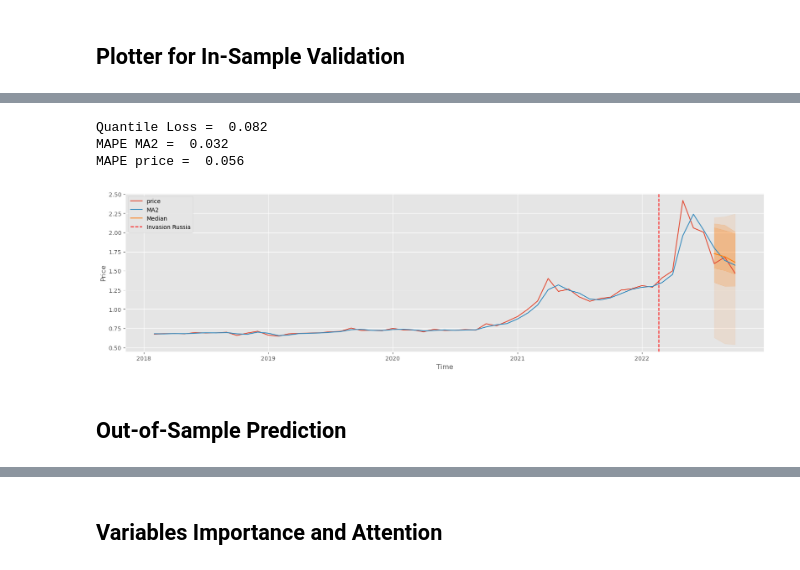
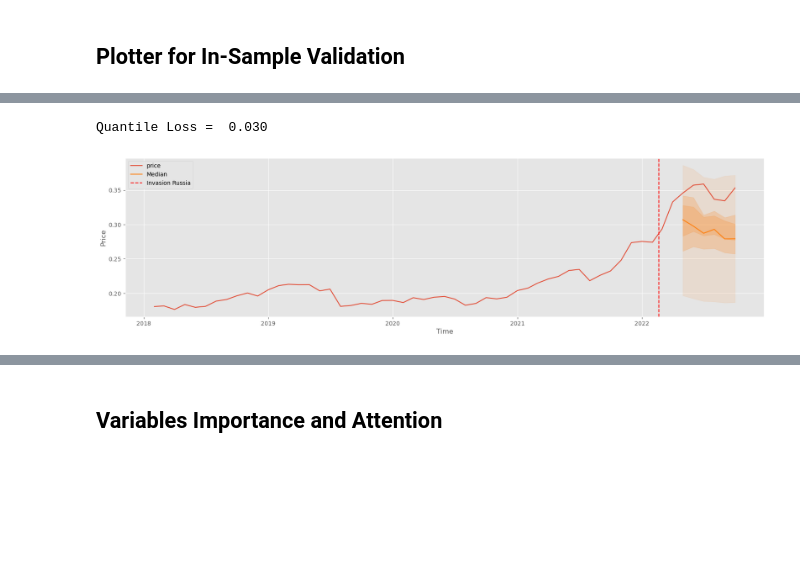
Before and after one commit to yuanliueur/TFT_ScenarioForecaster, a Jupyter notebook: case_studies_ah/Forecasters/TFT - Commodity Import Price Forecaster (Generalizability).ipynb, the cells around one changed output, grey strips where cells are left out. Saved outputs shown, nothing was run; the diff lists cells and outputs as text; code cells hidden in the pictures; blank space fills up the shorter version.

```diff
--- a/case_studies_ah/Forecasters/TFT - Commodity Import Price Forecaster (Generalizability).ipynb
+++ b/case_studies_ah/Forecasters/TFT - Commodity Import Price Forecaster (Generalizability).ipynb
@@ -58,7 +60,7 @@ This notebook works the same for all three commodities, first we define the comm
 - MAIZE
 - WHEAT
 # %%
-product_type = "SUNFLOWER OIL"
+product_type = "WHEAT"
 country_filter = "Germany" # 'Germany' 'Denmark' 'Spain' 'Belgium' are in the dataset
 date_filter = datetime.date(year = 2018, month = 1, day = 1)
 date_end = datetime.date(year = 2022, month = 10, day = 1)
@@ -193,40 +186,18 @@ Notes:
 # %%
-max_prediction_length = 3
+max_prediction_length = 6
 max_encoder_length = 12
 
-# Set to len(data) - max_prediction_length if we want to assess in sample loss
+# Set to len(data) - max_prediction_lenth if we want to assess in sample loss
 training_cutoff = len(data) - max_prediction_length
-target_feat = "price" #price, MA2
 
-tradingIntensity = "Moderate"
-energyPrices = "Low"
-
-# For in sample validation, set to end of war (7) and control the forecast window with max_prediction_length
-months_into_war = 7
-months_to_drop = 7 - months_into_war
-
-if months_to_drop == 0:
-    reduced_data_set = data.copy()
-
-else:
-    reduced_data_set = data.head(- months_to_drop)
-
-# Uncomment if not validating
-# training_cutoff = len(reduced_data_set)
-
-
-if target_feat == "MA2":
-    reduced_data_set = reduced_data_set.iloc[3:]
-
-if target_feat == "MA6":
-    reduced_data_set = reduced_data_set.iloc[6:]
-
+# Make data copy
+reduced_data_set = data.copy()
 
 training = TimeSeriesDataSet(
     # SWITCHED FROM DATA
     reduced_data_set[lambda x: x.timeidx <= training_cutoff],
     time_idx="timeidx",
-    target=target_feat,
+    target="price",
     group_ids=["product"],
     min_encoder_length=max_encoder_length // 2,  # keep encoder length long (as it is in the validation set)
     max_encoder_length=max_encoder_length,
@@ -243,7 +214,7 @@ training = TimeSeriesDataSet(
     ],
     time_varying_unknown_categoricals=[],
     time_varying_unknown_reals=[
-        target_feat,
+        "price",
         "OBS_VALUE_QUANTITY_TON",
         "OBS_VALUE_VALUE_1000EURO",
         "MAIZE",
@@ -282,7 +255,7 @@ study = optimize_hyperparameters(
     train_dataloader,
     val_dataloader,
     model_path="optuna_test",
-    n_trials=300,
+    n_trials=10,
     max_epochs=50,
     gradient_clip_val_range=(0.01, 1.0),
     hidden_size_range=(8, 128),
@@ -452,41 +387,33 @@ def forecaster_plotter(raw_dat, raw_predictions, data):
         q90.append(sorted(raw_predictions[0][i])[5].item())
         q98.append(sorted(raw_predictions[0][i])[6].item())
 
     data_plotter = data.copy()
     data_plotter["timeidx_mov"] = data_plotter["timeidx"] - (len(data_plotter) - max_prediction_length)
 
-    MA2_val = list(data_plotter['MA2'].tail(max_prediction_length))
     price_val = list(data_plotter['price'].tail(max_prediction_length))
 
-    MAPE_MA2 = mean_absolute_percentage_error(q5, MA2_val)
     MAPE_price = mean_absolute_percentage_error(q5, price_val)
     y_pred = best_tft.to_quantiles(raw_dat)
     target =  torch.FloatTensor(price_val)
 
     print('Quantile Loss = ', "{:.3f}".format(torch.mean(QuantileLoss().loss(y_pred, target))))
-    print('MAPE MA2 = ', "{:.3f}".format(MAPE_MA2))
-    print('MAPE price = ', "{:.3f}".format(MAPE_price))
 
     index_list = list(reduced_data_set.index.values)
     used_list = index_list[-max_prediction_length:]
 
-    ax = data_plotter[(data_plotter.index > date_filter)][["price", "MA2"]].plot()
+    ax = data_plotter[(data_plotter.index > date_filter)][["price"]].plot()
     plt.fill_between(used_list, q02, q98, alpha = 0.1, color = 'tab:orange')
     plt.fill_between(used_list, q10, q90, alpha = 0.2, color = 'tab:orange')
     plt.fill_between(used_list, q25, q75, alpha = 0.2, color = 'tab:orange')
 
     plt.plot(used_list, q5, color = 'tab:orange', label = 'Median')
     plt.axvline(datetime.datetime(2022, 2, 20), color = 'red', linestyle = '--', label = 'Invasion Russia')
 
     plt.xlabel('Time')
     plt.ylabel('Price')
     plt.legend()
 
 forecaster_plotter(raw_predictions, raw_predictions['prediction'], data)
 # %% [output]
-Quantile Loss =  0.082
-MAPE MA2 =  0.032
-MAPE price =  0.056
+Quantile Loss =  0.030
-[figure, old version]
+[figure, new version]
-# %% [markdown]
-## Out-of-Sample Prediction
```
Also changed, not shown: parts of 48 cells of this notebook, 7 other files.
